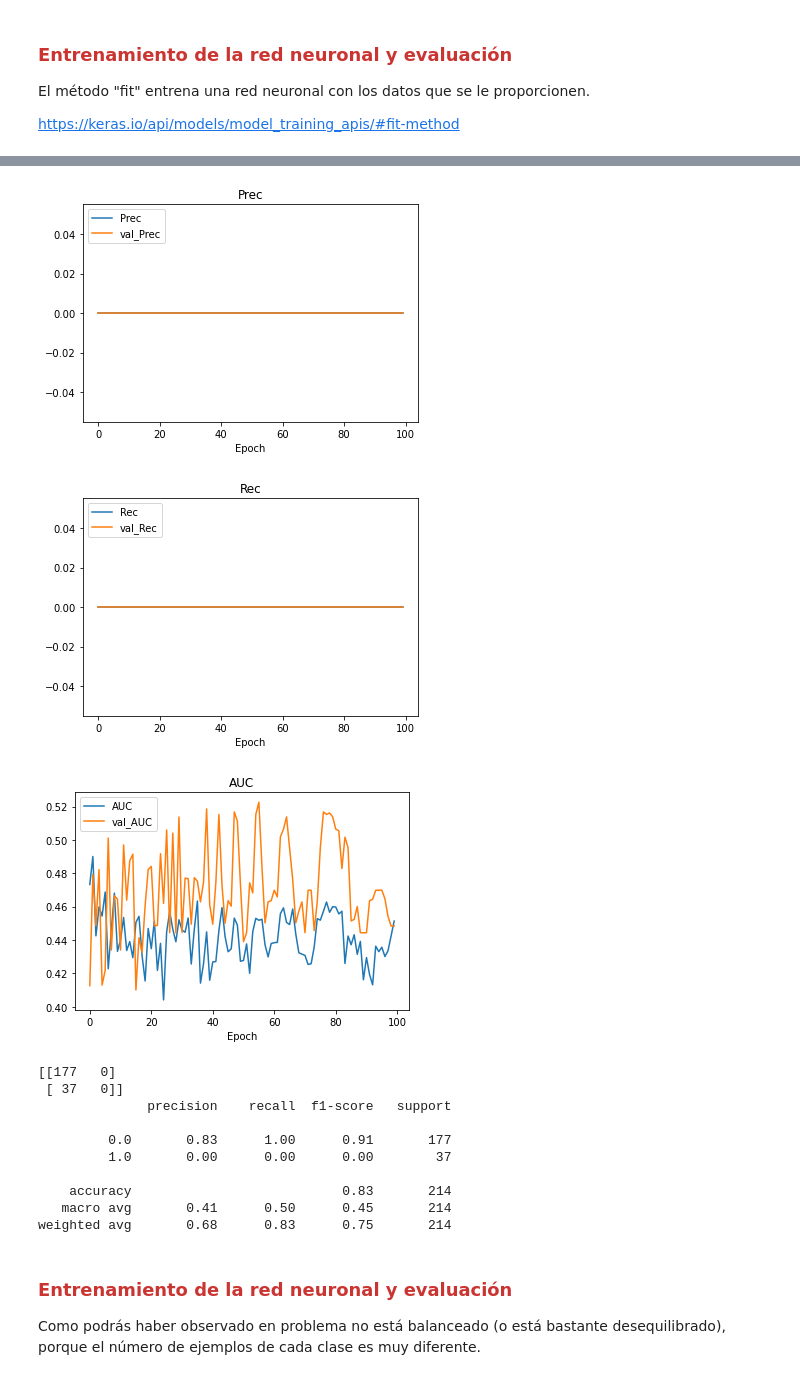
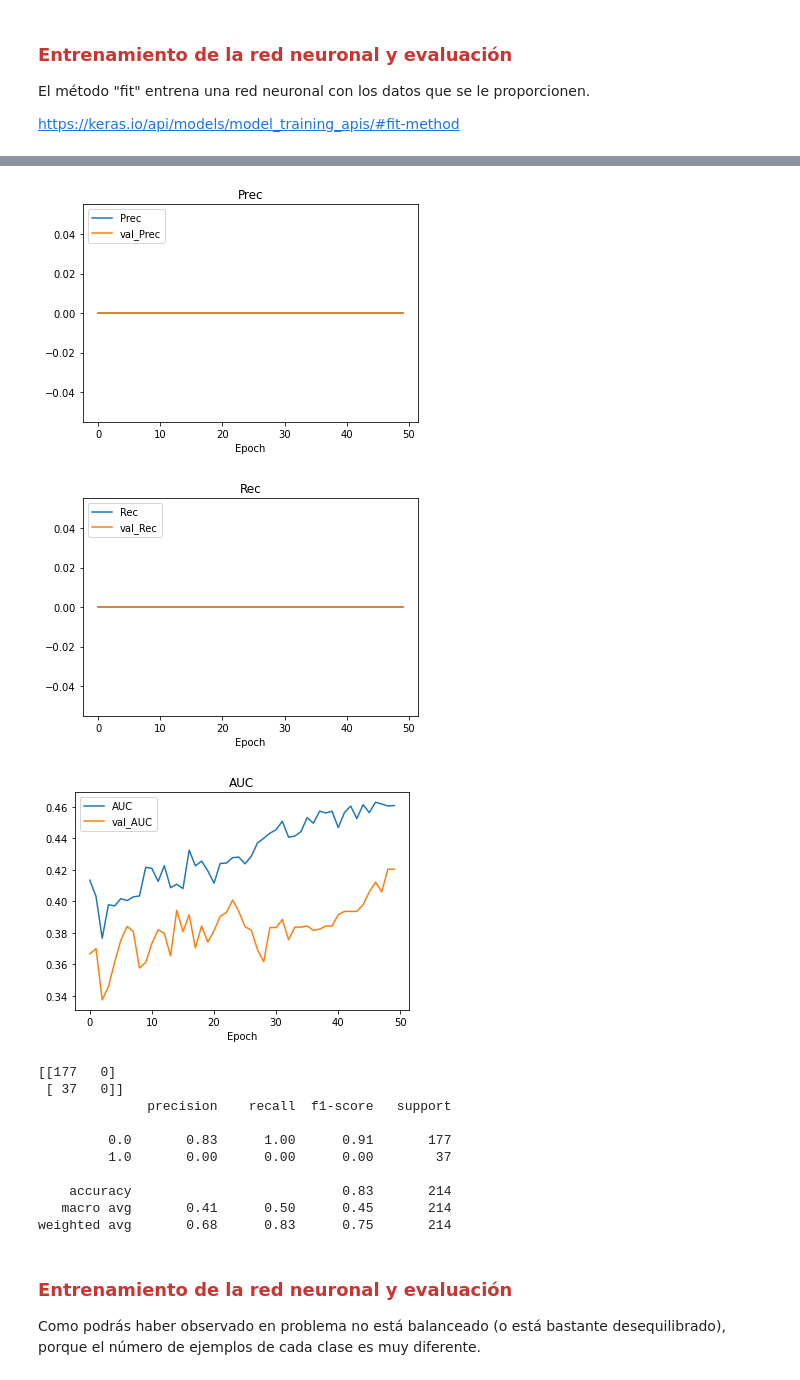
Before and after one commit to ssaenzf/neuro, a Jupyter notebook: pract3/Neuro_P3_enunciado_2021_2022.ipynb, the cells around one changed output, grey strips where cells are left out. Saved outputs shown, nothing was run; the diff lists cells and outputs as text; code cells hidden in the pictures.

```diff
--- a/pract3/Neuro_P3_enunciado_2021_2022.ipynb
+++ b/pract3/Neuro_P3_enunciado_2021_2022.ipynb
@@ -135,9 +157,8 @@ nn = Sequential()
 ### -------------------------------------------------------------------------------
 ### Añadir la capas completamente conectadas que consideréis al modelo
 ### -------------------------------------------------------------------------------
-nn.add(Dense(5, activation="sigmoid"))
-nn.add(Dense(14, activation="sigmoid"))
-nn.add(Dense(5, activation="sigmoid"))
+nn.add(Dense(12, activation="sigmoid"))
+nn.add(Dense(12, activation="sigmoid"))
 nn.add(Dense(1, activation="sigmoid"))
 # %% [markdown]
 ### <font color="#CA3532">Compilación de la red neuronal</font>
@@ -234,7 +255,7 @@ https://keras.io/api/models/model_training_apis/#fit-method
 # %%
 # Entrenamiento
 
-epochs = 100
+epochs = 50
 
 history = nn.fit(x_train, y_train, epochs=epochs, verbose=0, validation_data=(x_val, y_val))
 
@@ -282,6 +301,6 @@ _________________________________________________________________
-[figure, old version]
+[figure, new version]
-[figure, old version]
+[figure, new version]
-[figure, old version]
+[figure, new version]
 [[177   0]
  [ 37   0]]
               precision    recall  f1-score   support
```
Also changed, not shown: parts of 11 cells of this notebook.
